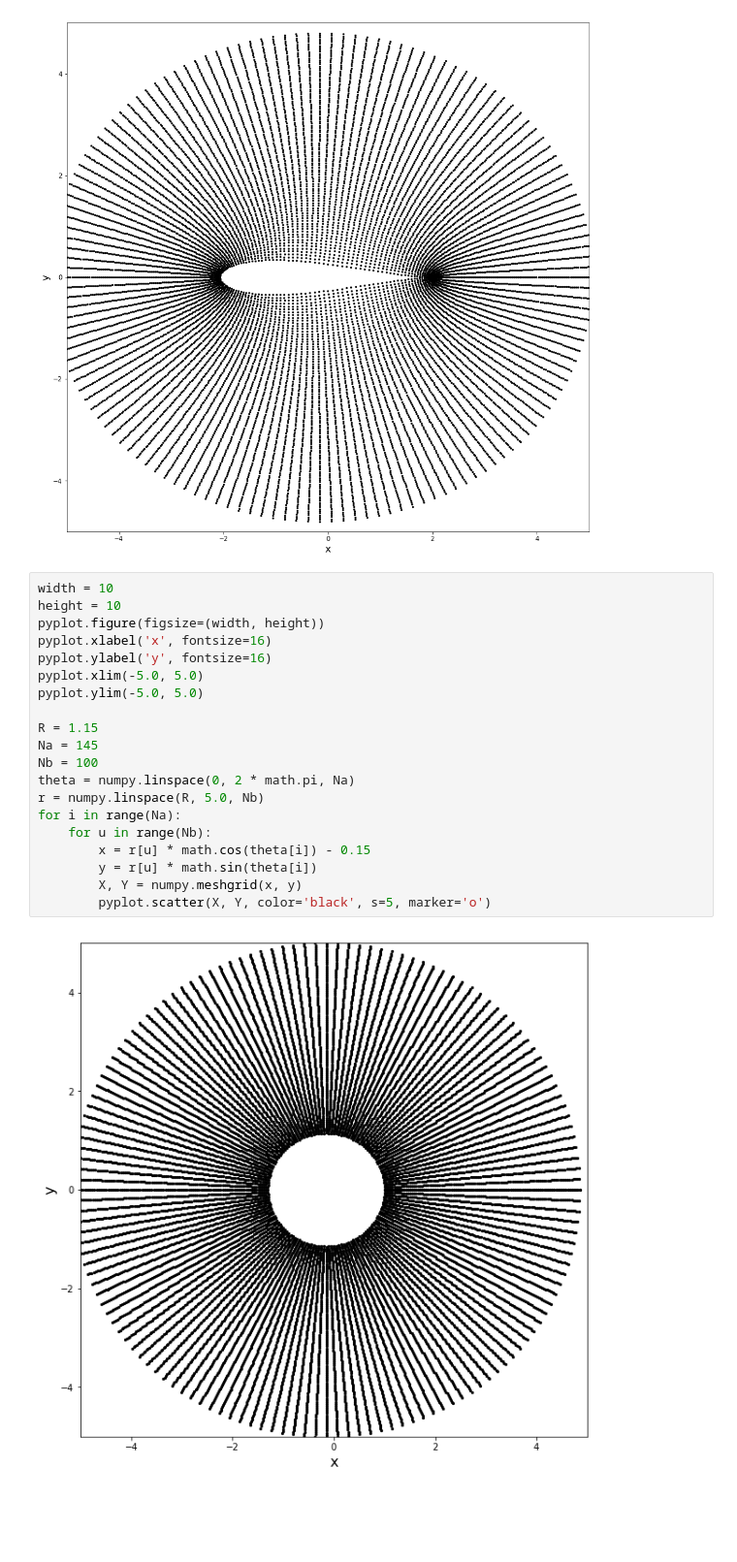
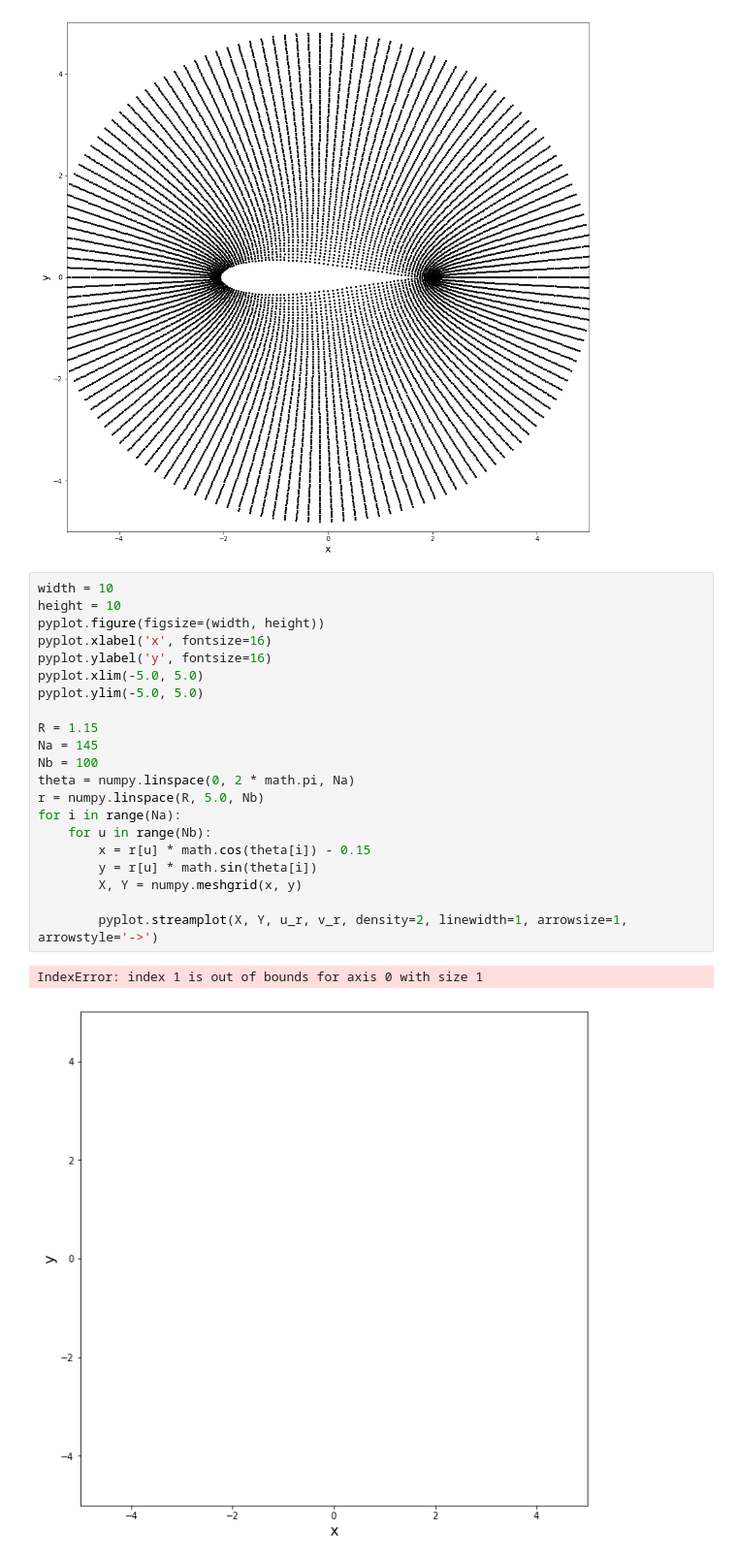
Before and after one commit to tianjiaozhang678/mae6226, a Jupyter notebook: Assignment2.ipynb, the cells around one changed output. Shown at 97% size. Saved outputs shown, nothing was run; the diff lists cells and outputs as text; blank space fills up the shorter version.

```diff
--- a/Assignment2.ipynb
+++ b/Assignment2.ipynb
@@ -201,22 +201,24 @@ for i in range(145):
 # %%
 width = 10
 height = 10
 pyplot.figure(figsize=(width, height))
 pyplot.xlabel('x', fontsize=16)
 pyplot.ylabel('y', fontsize=16)
 pyplot.xlim(-5.0, 5.0)
 pyplot.ylim(-5.0, 5.0)
 
 R = 1.15
 Na = 145
 Nb = 100
 theta = numpy.linspace(0, 2 * math.pi, Na)
 r = numpy.linspace(R, 5.0, Nb)
 for i in range(Na):
     for u in range(Nb):
         x = r[u] * math.cos(theta[i]) - 0.15
         y = r[u] * math.sin(theta[i])
         X, Y = numpy.meshgrid(x, y)
-        pyplot.scatter(X, Y, color='black', s=5, marker='o')
+
+        pyplot.streamplot(X, Y, u_r, v_r, density=2, linewidth=1, arrowsize=1, arrowstyle='->')
 # %% [output]
+IndexError: index 1 is out of bounds for axis 0 with size 1
-[figure, old version]
+[figure, new version]
```
